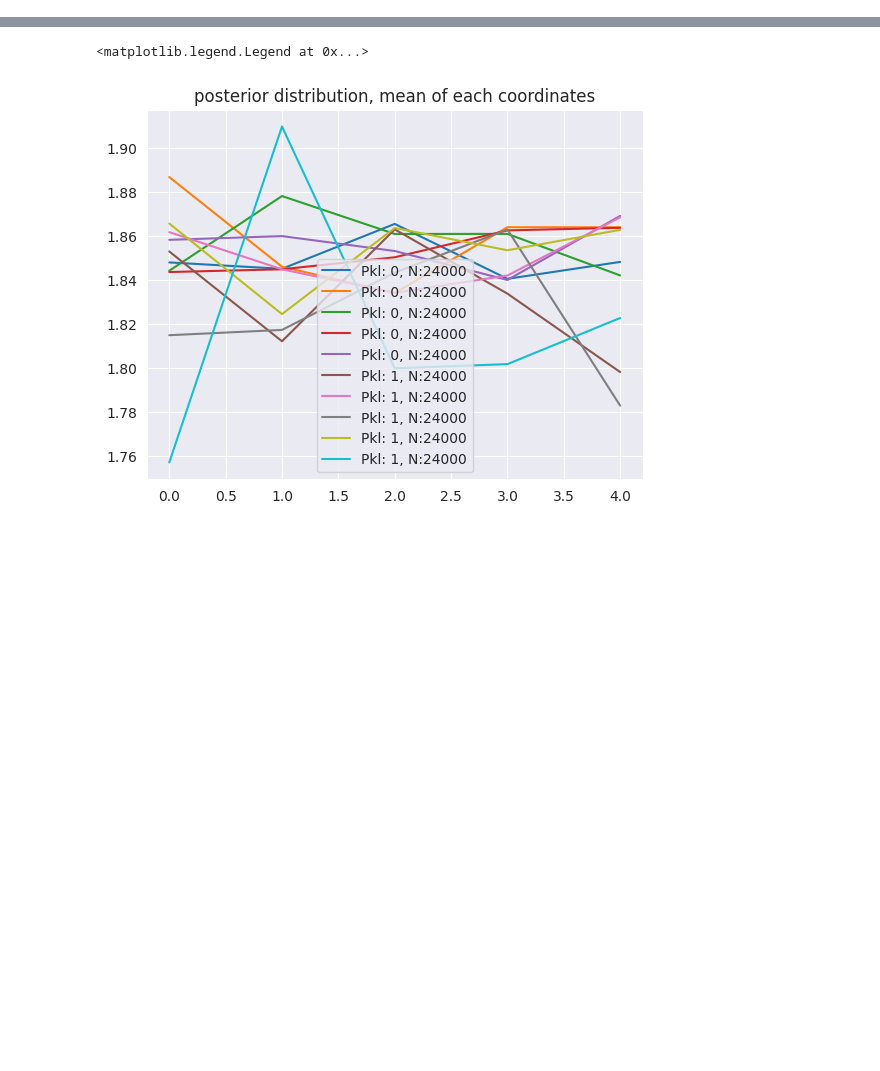
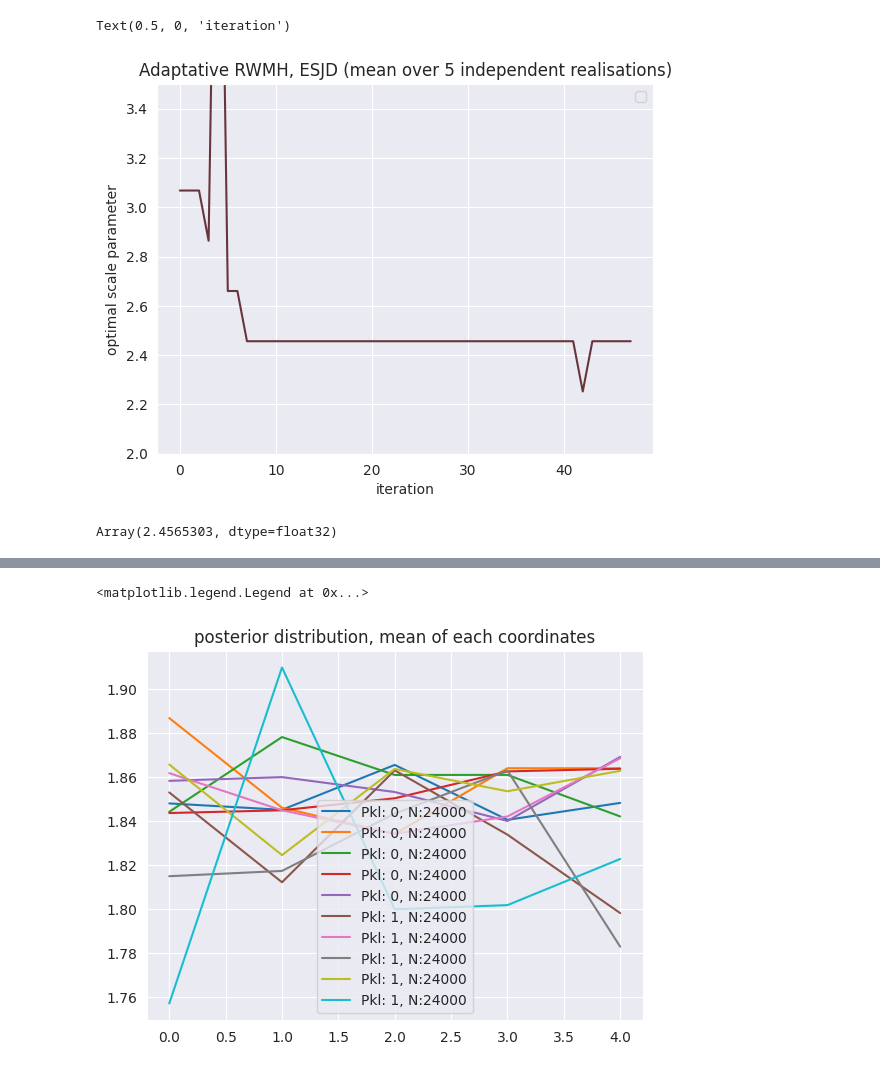
Before and after one commit to ylefay/adaptive_smc_tempering, a Jupyter notebook: adaptative_smc/read.ipynb, the cells around one changed output, grey strips where cells are left out. Saved outputs shown, nothing was run; the diff lists cells and outputs as text; code cells hidden in the pictures; blank space fills up the shorter version.

```diff
--- a/adaptative_smc/read.ipynb
+++ b/adaptative_smc/read.ipynb
@@ -18,0 +48,28 @@ PKL_titles
+# %%
+GRID_ESJD = jnp.linspace(0.01, 10, 50)
+
+NUM_COLORS = 30
+color_set = set()
+while len(color_set)<NUM_COLORS:
+    random_integers = [np.random.randint(0, 255)/255 for _ in range(3)]
+    color_set.add(tuple(random_integers))
+
+
+color_set = list(color_set)
+color_set = [tuple(n) for n in color_set]
+color_set
+idx = 2
+mpm1 = PKLs[idx]['res'][idx].shape[2]*(PKLs[idx]['res'][0].shape[3]-1)
+plt.plot([GRID_ESJD[np.argmax(PKLs[idx]['res'][5].mean(axis=0)[j,:])] for j in range(1, PKLs[idx]['res'][5].shape[1])], alpha=0.9, color=color_set[j//10], linestyle="solid")
+plt.ylim(2, 3.5)
+plt.legend()
+plt.title("Adaptative RWMH, ESJD (mean over 5 independent realisations)")
+plt.ylabel("optimal scale parameter")
+plt.xlabel("iteration")
+# %% [output]
+Text(0.5, 0, 'iteration')
+[figure, added]
+# %%
+GRID_ESJD[np.argmax(PKLs[idx]['res'][5].mean(axis=0)[j,:])]
+# %% [output]
+Array(2.4565303, dtype=float32)
```
Also changed, not shown: parts of 5 cells of this notebook, 6 other files.
